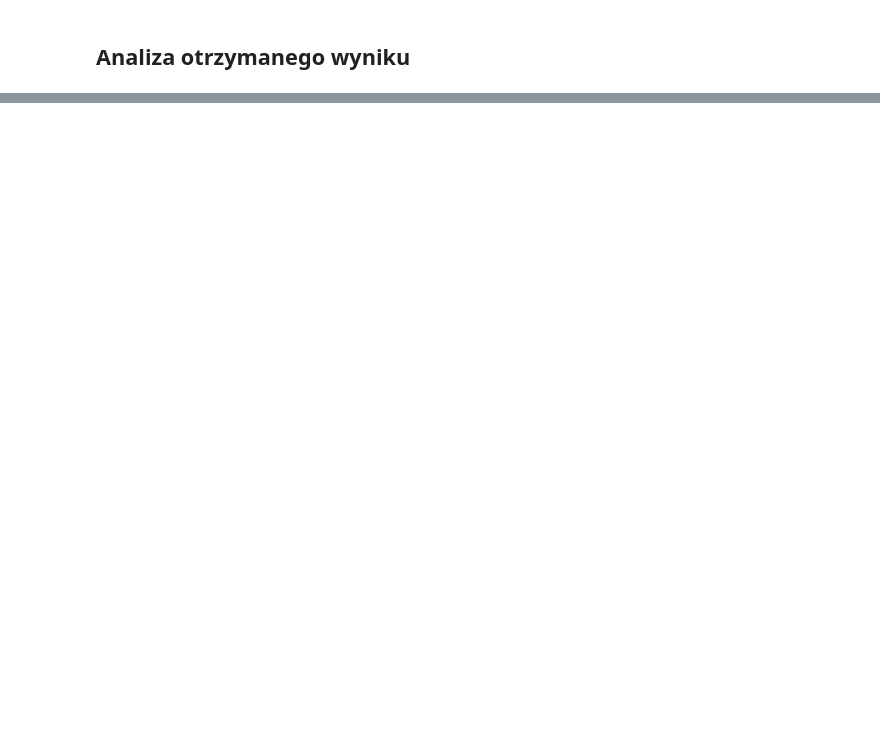
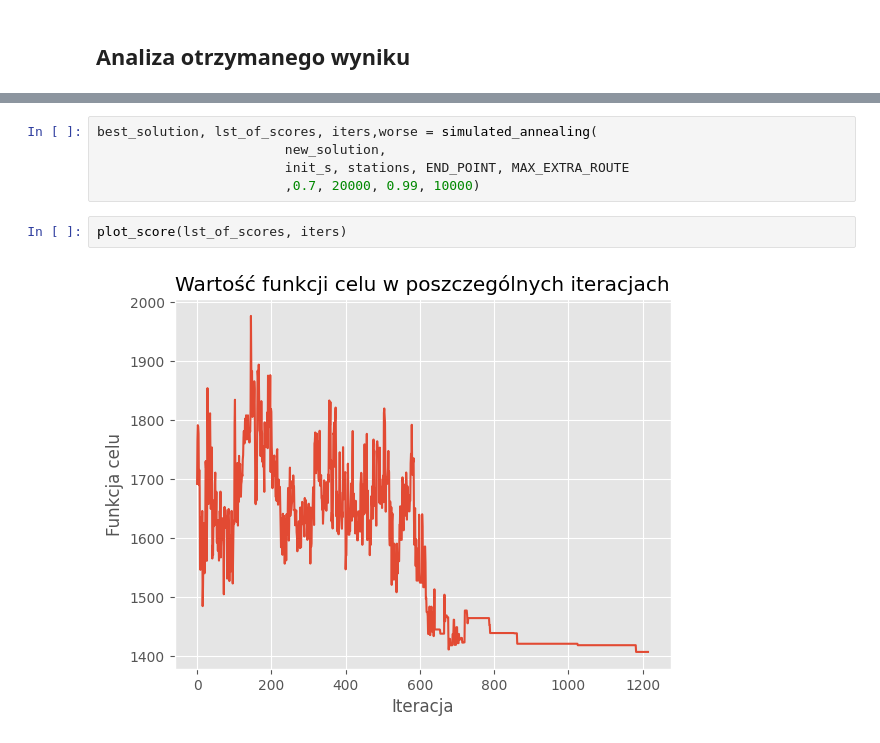
Before and after one commit to 13Dominik/Simulated-annealing, a Jupyter notebook: project_raport.ipynb, the cells around one changed output, grey strips where cells are left out. Saved outputs shown, nothing was run; the diff lists cells and outputs as text; blank space fills up the shorter version.

```diff
--- a/project_raport.ipynb
+++ b/project_raport.ipynb
@@ -116,0 +161,9 @@ Liczba zamian na gorsze rozwiązanie: 68
+# %%
+best_solution, lst_of_scores, iters,worse = simulated_annealing(
+                        new_solution,
+                        init_s, stations, END_POINT, MAX_EXTRA_ROUTE
+                        ,0.7, 20000, 0.99, 10000)
+# %%
+plot_score(lst_of_scores, iters)
+# %% [output]
+[figure, added]
```
Also changed, not shown: parts of 17 cells of this notebook, 1 other file.
